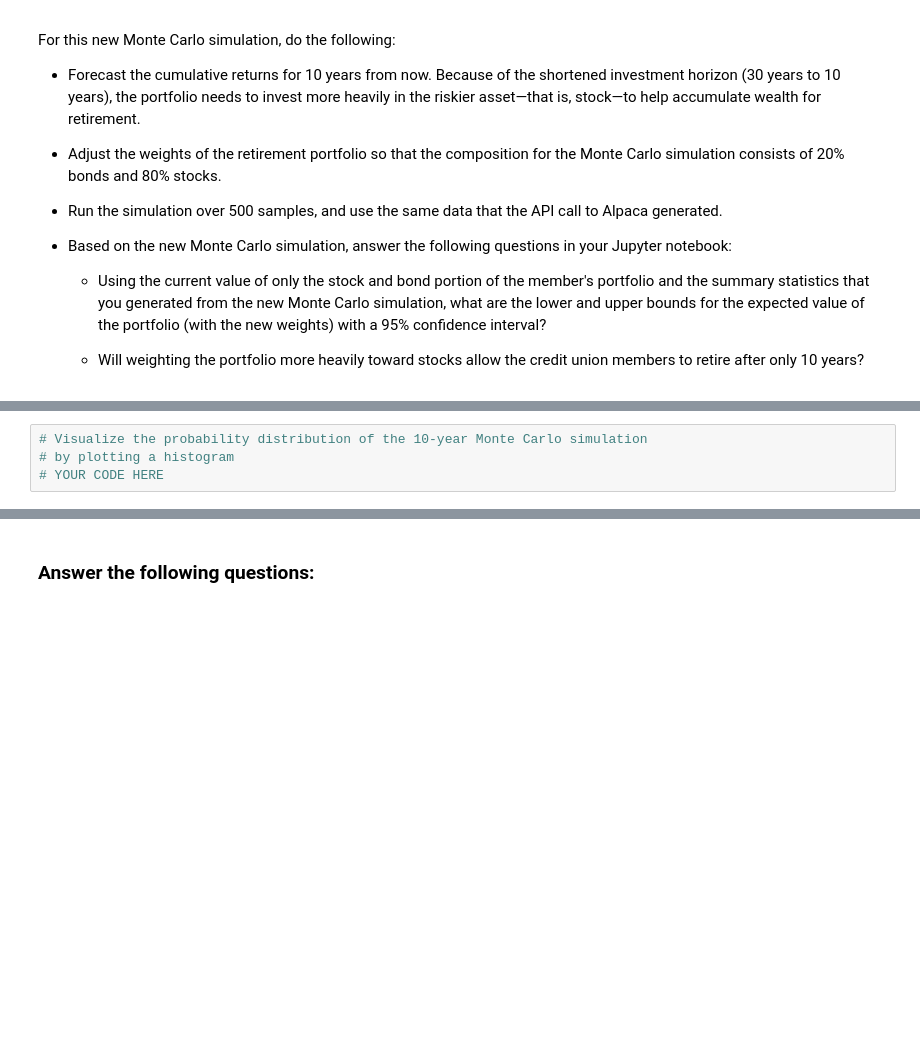
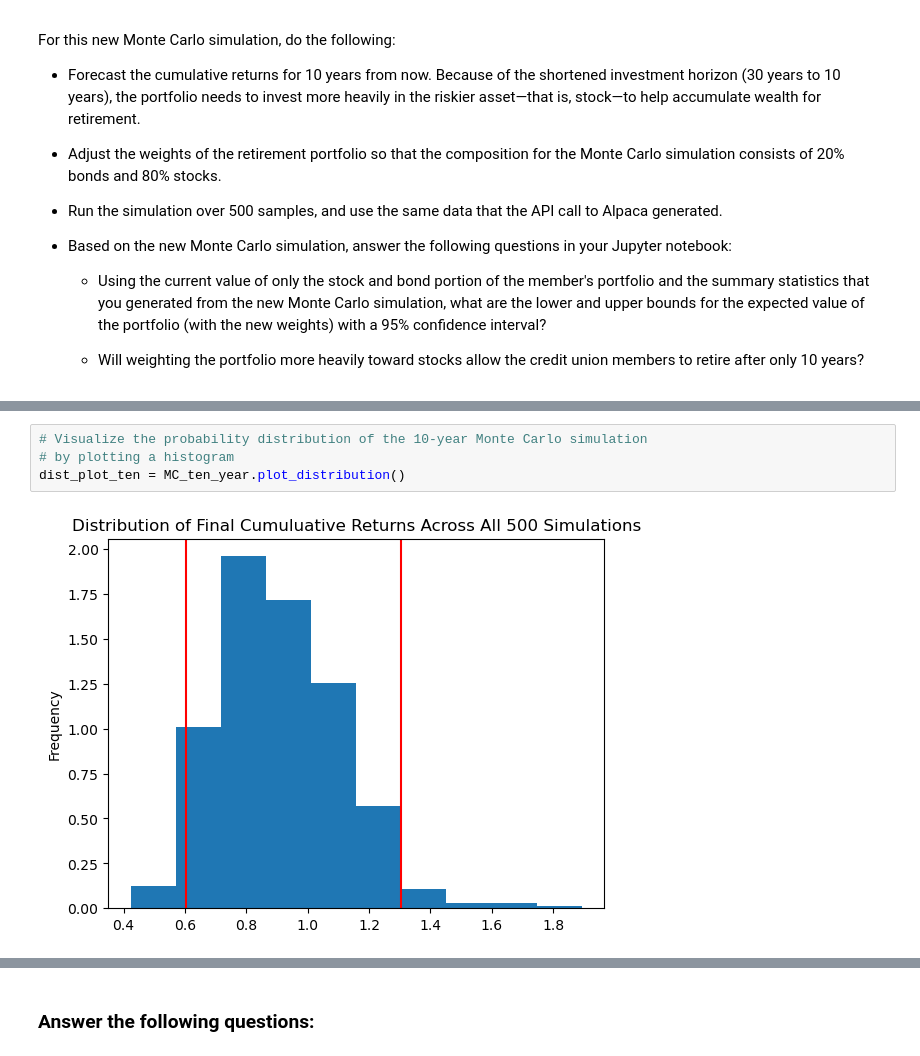
Before and after one commit to Tmccoy22/credit_union_planner, a Jupyter notebook: financial_planning_tools.ipynb, the cells around one changed output, grey strips where cells are left out. Cells and saved outputs as stored; diff of their text form; blank space fills up the shorter version.

```diff
--- a/financial_planning_tools.ipynb
+++ b/financial_planning_tools.ipynb
@@ -534,7 +699,9 @@ For this new Monte Carlo simulation, do the following:
 # %%
 # Visualize the probability distribution of the 10-year Monte Carlo simulation
 # by plotting a histogram
-# YOUR CODE HERE
+dist_plot_ten = MC_ten_year.plot_distribution()
+# %% [output]
+[figure, added]
 # %%
 # Generate summary statistics from the 10-year Monte Carlo simulation results
 # Save the results as a variable
```
Also changed, not shown: parts of 28 cells of this notebook.
